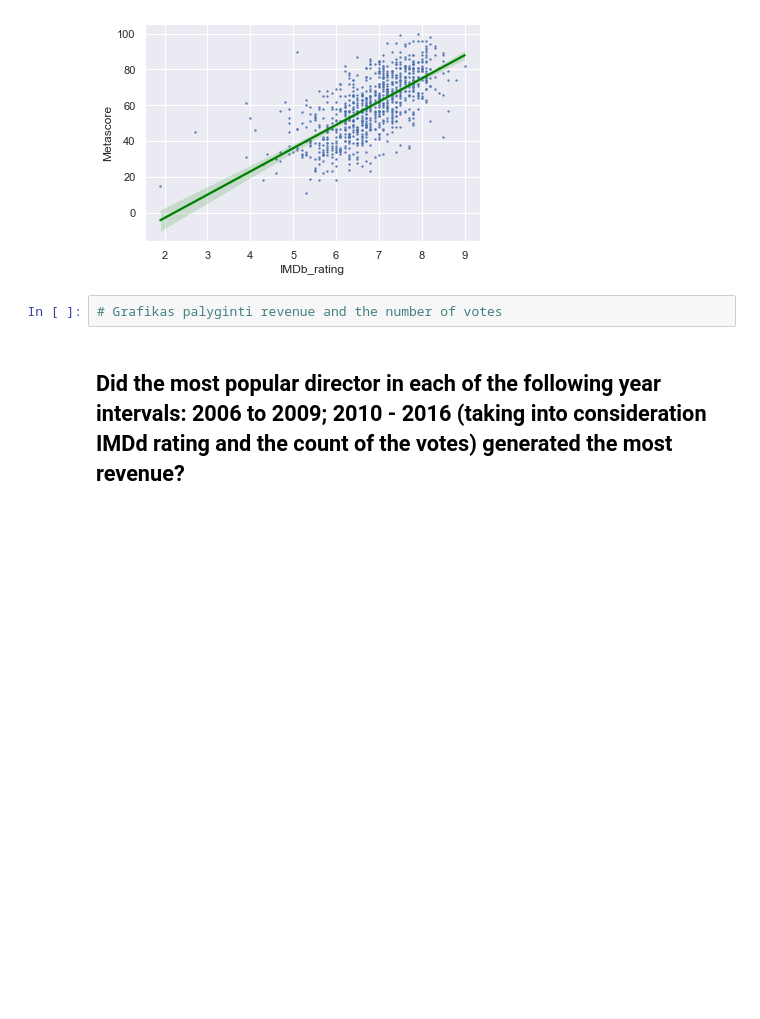
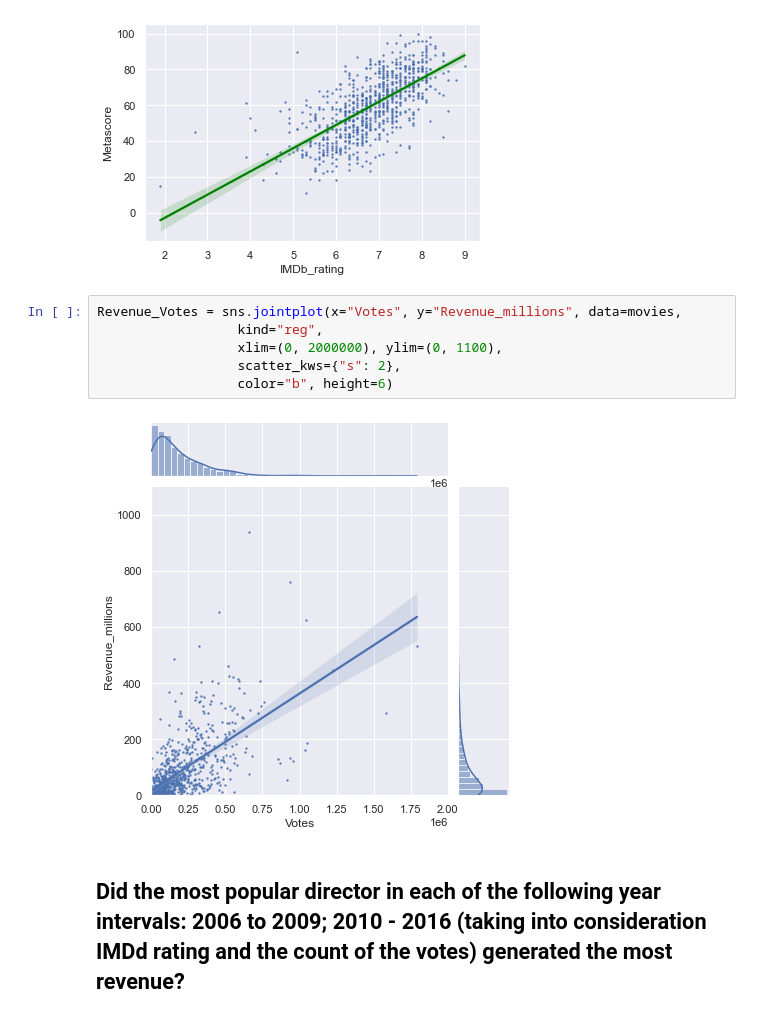
Before and after one commit to Justelei/Python_mokymai, a Jupyter notebook: movies.ipynb, the cells around one changed output. Saved outputs shown, nothing was run; the diff lists cells and outputs as text; blank space fills up the shorter version.

```diff
--- a/movies.ipynb
+++ b/movies.ipynb
@@ -241,8 +241,14 @@ sns.regplot(data=movies, x='IMDb_rating', y='Metascore', scatter_kws={"s": 2}, l
 # %% [output]
 <AxesSubplot:xlabel='IMDb_rating', ylabel='Metascore'>
 [figure]
-# %%
-# Grafikas palyginti revenue and the number of votes
+# %%
+Revenue_Votes = sns.jointplot(x="Votes", y="Revenue_millions", data=movies,
+                  kind="reg",
+                  xlim=(0, 2000000), ylim=(0, 1100),
+                  scatter_kws={"s": 2},
+                  color="b", height=6)
+# %% [output]
+[figure, added]
 # %% [markdown]
 ## Did the most popular director in each of the following year intervals: 2006 to 2009; 2010 - 2016 (taking into consideration IMDd rating and the count of the votes) generated the most revenue?
 # %%
```
Also changed, not shown: parts of 1 cell of this notebook.
